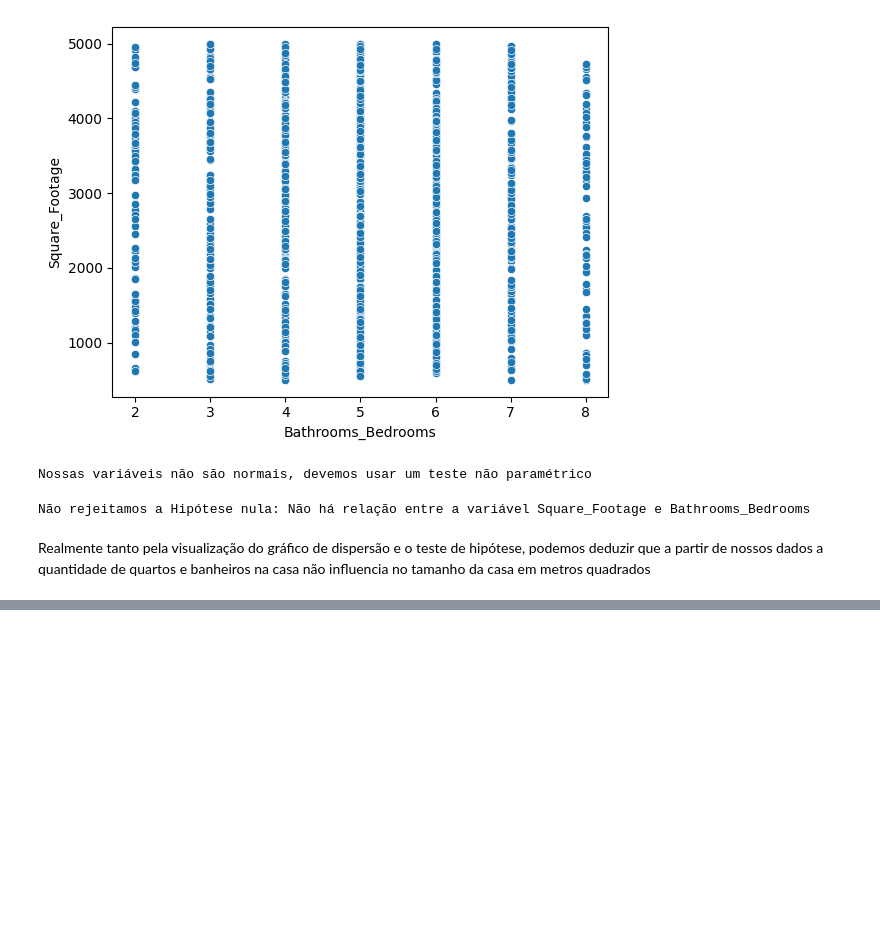
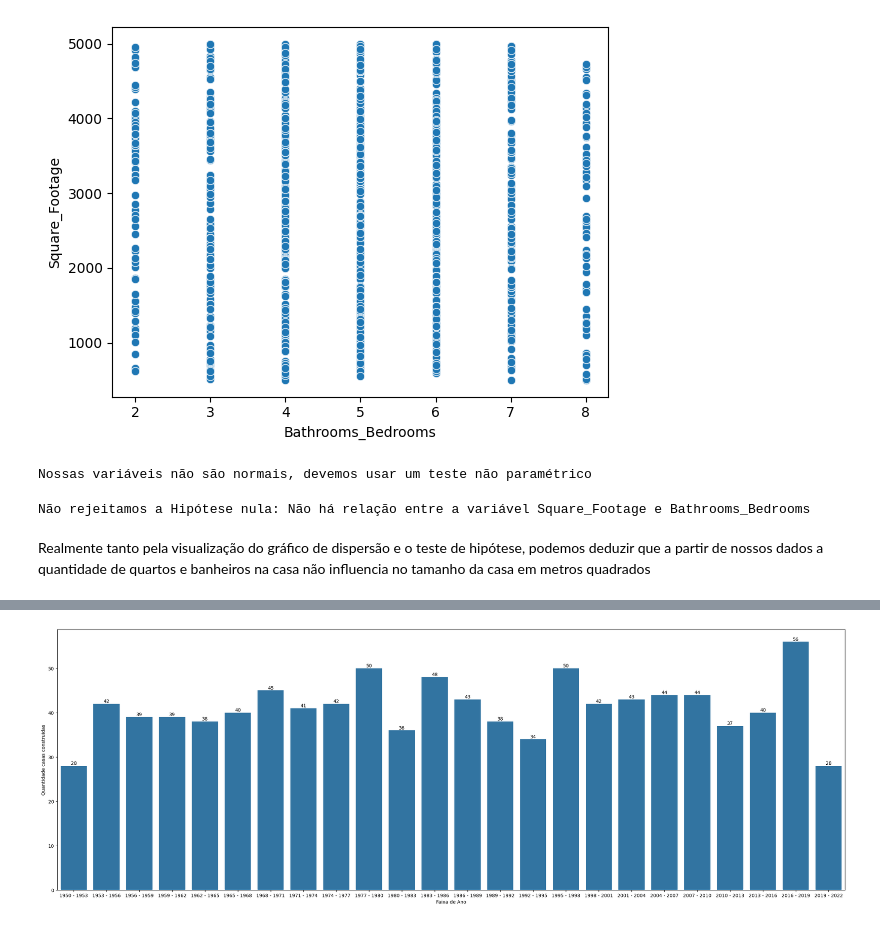
Before and after one commit to HMendesDev/Data-Science, a Jupyter notebook: LinearRegression.ipynb, the cells around one changed output, grey strips where cells are left out. Cells and saved outputs as stored; diff of their text form; code cells hidden in the pictures; blank space fills up the shorter version.

```diff
--- a/LinearRegression.ipynb
+++ b/LinearRegression.ipynb
@@ -247,0 +289,27 @@ Realmente tanto pela visualização do gráfico de dispersão e o teste de hipó
+# %%
+# Número natural igual deve ser a 24
+ic = round(amplitude + 24) / linhas
+# %%
+# Definindo os intervalos que vão ser usados
+bins = [df["Year_Built"].min()] # Inicializa o min da variável
+cont = 0
+while bins[cont] < df["Year_Built"].max():
+    aux = bins[cont] + ic
+    bins.append(aux)
+    cont += 1
+# %%
+# Criando os labels de intervalo
+labels = [f"{int(bins[i])} - {int(bins[i+1])}" for i in range(len(bins) - 1)]
+# %%
+# Mapeando os intervalos (labels) no dataframe a partir da variável "Year_Built"
+df["Year_Built_Interval"] = pd.cut(df["Year_Built"], bins=bins,
+                                   labels=labels,right=False)
+# %%
+plt.figure(figsize=(30,10))
+ax = sns.countplot(data=df, x="Year_Built_Interval")
+ax.bar_label(ax.containers[0])
+plt.ylabel("Quantidade casas construidas")
+plt.xlabel("Faixa de Ano")
+plt.show()
+# %% [output]
+[figure, added]
```
Also changed, not shown: parts of 12 cells of this notebook.
